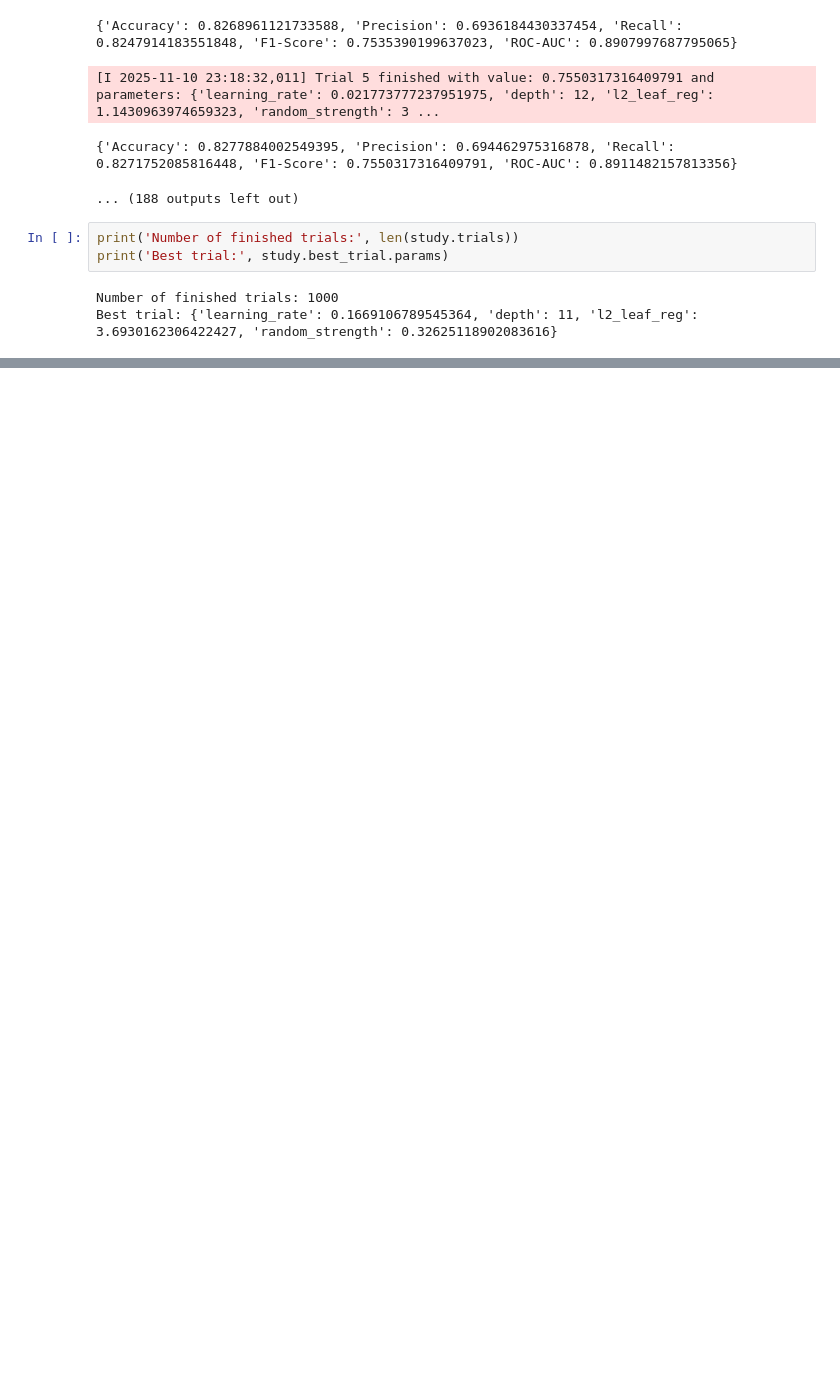
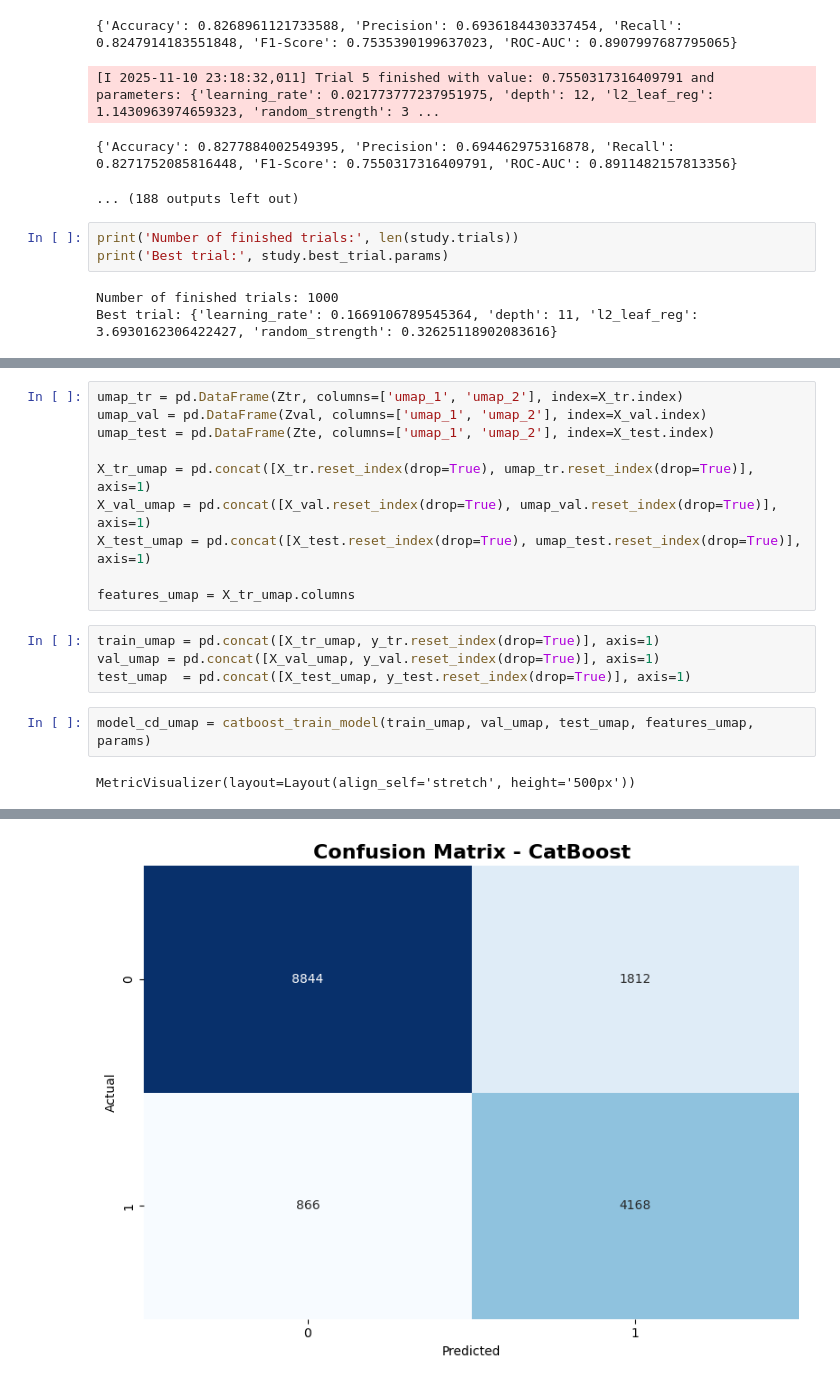
Before and after one commit to ArmJav/callcentermodel, a Jupyter notebook: prepocessing_fit.ipynb, the cells around one changed output, grey strips where cells are left out. Cells and saved outputs as stored; diff of their text form; blank space fills up the shorter version.

```diff
--- a/prepocessing_fit.ipynb
+++ b/prepocessing_fit.ipynb
@@ -906,0 +954,18 @@ MetricVisualizer(layout=Layout(align_self='stretch', height='500px'))
+# %%
+umap_tr = pd.DataFrame(Ztr, columns=['umap_1', 'umap_2'], index=X_tr.index)
+umap_val = pd.DataFrame(Zval, columns=['umap_1', 'umap_2'], index=X_val.index)
+umap_test = pd.DataFrame(Zte, columns=['umap_1', 'umap_2'], index=X_test.index)
+
+X_tr_umap = pd.concat([X_tr.reset_index(drop=True), umap_tr.reset_index(drop=True)], axis=1)
+X_val_umap = pd.concat([X_val.reset_index(drop=True), umap_val.reset_index(drop=True)], axis=1)
+X_test_umap = pd.concat([X_test.reset_index(drop=True), umap_test.reset_index(drop=True)], axis=1)
+
+features_umap = X_tr_umap.columns
+# %%
+train_umap = pd.concat([X_tr_umap, y_tr.reset_index(drop=True)], axis=1)
+val_umap = pd.concat([X_val_umap, y_val.reset_index(drop=True)], axis=1)
+test_umap  = pd.concat([X_test_umap, y_test.reset_index(drop=True)], axis=1)
+# %%
+model_cd_umap = catboost_train_model(train_umap, val_umap, test_umap, features_umap, params)
+# %% [output]
+MetricVisualizer(layout=Layout(align_self='stretch', height='500px'))
@@ -906,0 +986 @@ MetricVisualizer(layout=Layout(align_self='stretch', height='500px'))
+[figure, added]
```
Also changed, not shown: parts of 7 cells of this notebook.
